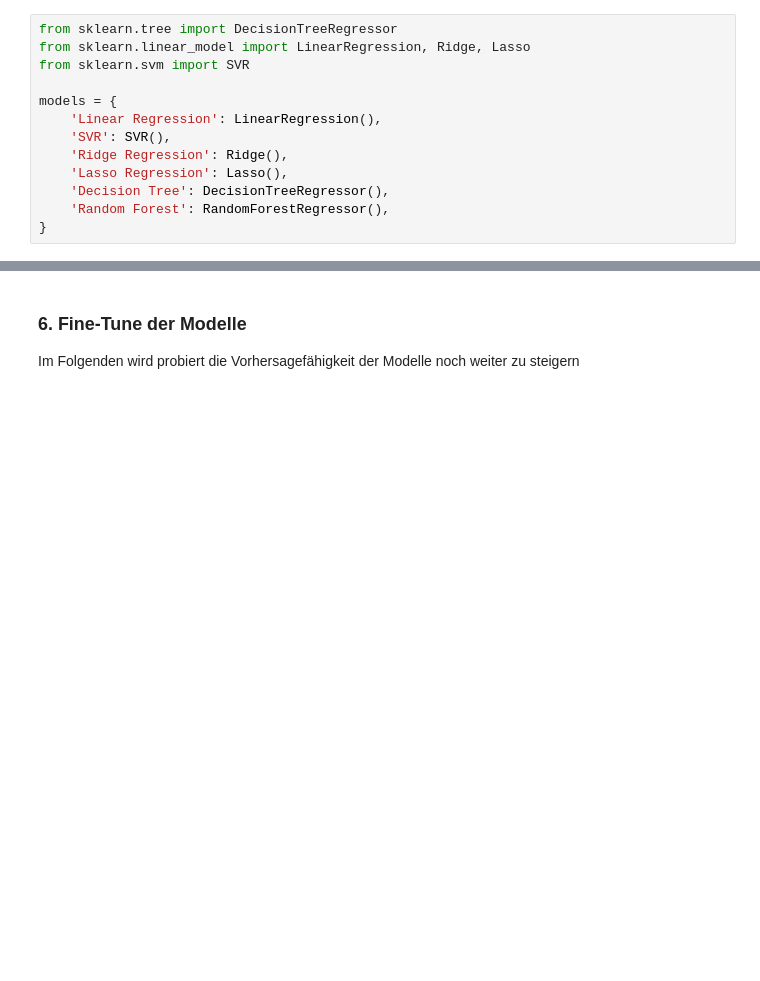
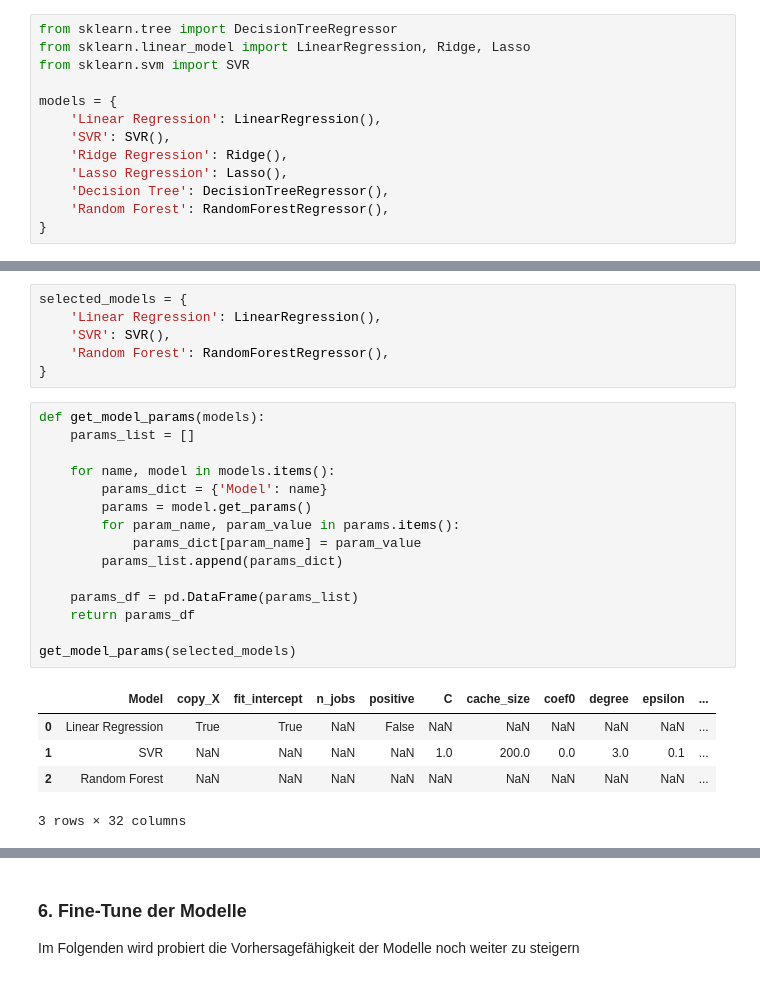
Before and after one commit to raaamk/ML_SoSe24, a Jupyter notebook: src/Assignments/Group Project/Medical Treatment Cost Estimation.ipynb, the cells around one changed output, grey strips where cells are left out. Drawn from its saved outputs; the diff is of its cells as text; blank space fills up the shorter version.

```diff
--- a/src/Assignments/Group Project/Medical Treatment Cost Estimation.ipynb
+++ b/src/Assignments/Group Project/Medical Treatment Cost Estimation.ipynb
@@ -491,3 +491,30 @@ plt.show()
+# %%
+selected_models = {
+    'Linear Regression': LinearRegression(),
+    'SVR': SVR(),
+    'Random Forest': RandomForestRegressor(),
+}
+# %%
+def get_model_params(models):
+    params_list = []
+
+    for name, model in models.items():
+        params_dict = {'Model': name}
+        params = model.get_params()
+        for param_name, param_value in params.items():
+            params_dict[param_name] = param_value
+        params_list.append(params_dict)
+
+    params_df = pd.DataFrame(params_list)
+    return params_df
+
+get_model_params(selected_models)
+# %% [output]
+|  | Model | copy_X | fit_intercept | n_jobs | positive | C | cache_size | coef0 | degree | epsilon | ... |
+| 0 | Linear Regression | True | True | NaN | False | NaN | NaN | NaN | NaN | NaN | ... |
+| 1 | SVR | NaN | NaN | NaN | NaN | 1.0 | 200.0 | 0.0 | 3.0 | 0.1 | ... |
+| 2 | Random Forest | NaN | NaN | NaN | NaN | NaN | NaN | NaN | NaN | NaN | ... |
+3 rows × 32 columns
 # %%
 # Modellnamen zur Identifikation in der Ergebnismatrix
 model_names = ["Linear Regression", "SVR", "Ridge Regression", "Lasso Regression", "Decision Tree", "Random Forest"]
```
Also changed, not shown: parts of 5 cells of this notebook, 1 other file.
